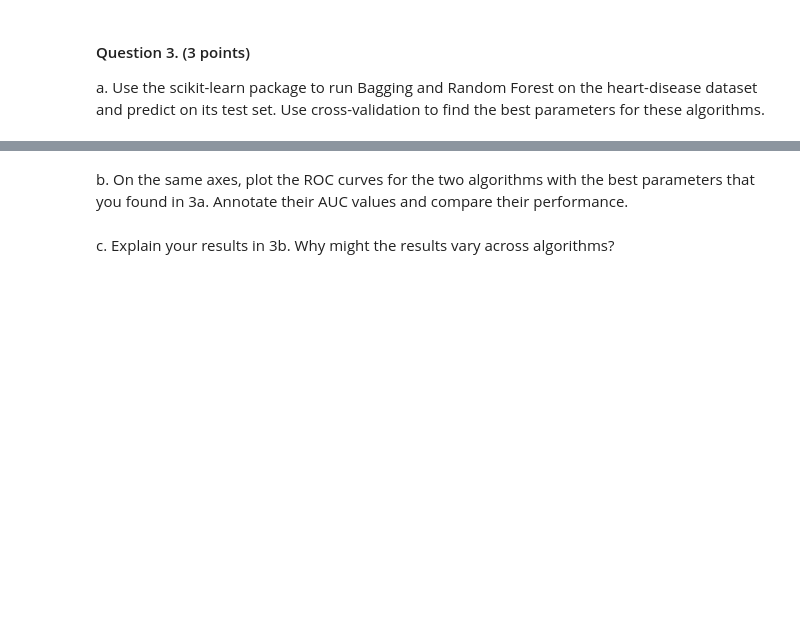
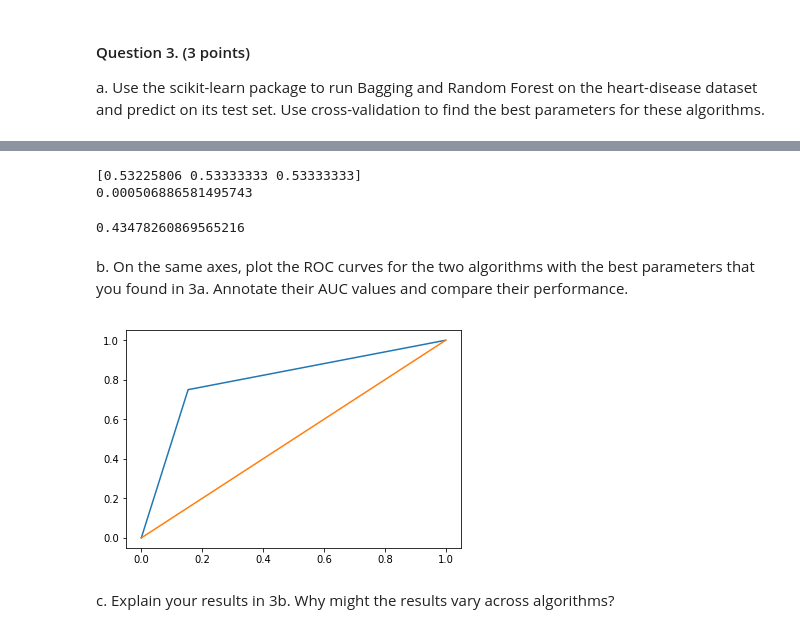
Before and after one commit to nayanika-g/decision-tree, a Jupyter notebook: HW8.ipynb, the cells around one changed output, grey strips where cells are left out. Cells and saved outputs as stored; diff of their text form; code cells hidden in the pictures; blank space fills up the shorter version.

```diff
--- a/HW8.ipynb
+++ b/HW8.ipynb
@@ -152,0 +201,14 @@ a. Use the scikit-learn package to run Bagging and Random Forest on the heart-di
+# %%
+from sklearn.model_selection import GridSearchCV
+
+grid_param = {
+    'n_estimators': [100, 300, 500, 800, 1000],
+    'criterion': ['gini', 'entropy'],
+    'bootstrap': [True, False]
+}
+gd_sr = GridSearchCV(estimator=RandomForestClassifier(),
+                     param_grid=grid_param,
+                     scoring='accuracy',
+                     cv=5,
+                     n_jobs=-1)
+gd_sr.fit(X_train, y_train)
@@ -152,0 +233,9 @@ a. Use the scikit-learn package to run Bagging and Random Forest on the heart-di
+# %%
+# Your code goes here
+from sklearn.ensemble import RandomForestClassifier
+from sklearn.model_selection import cross_val_score
+
+classifier = RandomForestClassifier(n_estimators=1000, criterion='entropy', bootstrap=True, random_state=0)
+all_accuracies = cross_val_score(classifier, X_train, y_train)
+print(all_accuracies)
+print(all_accuracies.std()) #low variance
@@ -152,0 +245,3 @@ a. Use the scikit-learn package to run Bagging and Random Forest on the heart-di
+# %%
+classifier.fit(X_train, y_train)
+y_pred_forest = classifier.predict(X_test)
@@ -153,2 +261,16 @@ a. Use the scikit-learn package to run Bagging and Random Forest on the heart-di
+# %%
+from sklearn.svm import SVC
+from sklearn.ensemble import BaggingClassifier
+
+clf = BaggingClassifier(base_estimator=SVC(), n_estimators=10, random_state=0).fit(X_train, y_train)
+all_accuracies = cross_val_score(clf, X_train, y_train)
+print(all_accuracies)
+print(all_accuracies.std()) #low variance
+y_pred_bag = clf.predict(X_test)
+clf.score(X_test, y_test)
+# %% [output]
+[0.53225806 0.53333333 0.53333333]
+0.000506886581495743
+0.43478260869565216
 # %% [markdown]
 b. On the same axes, plot the ROC curves for the two algorithms with the best parameters that you found in 3a. Annotate their AUC values and compare their performance.
@@ -157,3 +277,14 @@ b. On the same axes, plot the ROC curves for the two algorithms with the best pa
+# %%
+# Your code goes here
+from sklearn import metrics
+fpr_forest, tpr_forest, threshold_forest = metrics.roc_curve(y_test, y_pred_forest)
+fpr_bag, tpr_bag, threshold_bag = metrics.roc_curve(y_test, y_pred_bag)
+
+plt.plot(fpr_forest, tpr_forest)
+plt.plot(fpr_bag, tpr_bag)
+plt.show()
+# %% [output]
+[figure, added]
 # %% [markdown]
 c. Explain your results in 3b. Why might the results vary across algorithms?
 # %%
```
Also changed, not shown: parts of 18 cells of this notebook.
